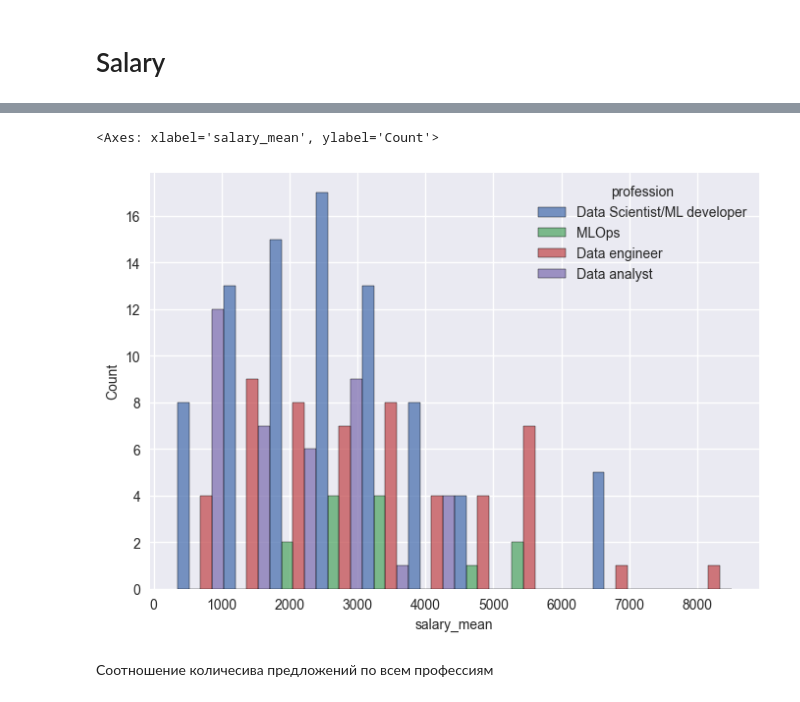
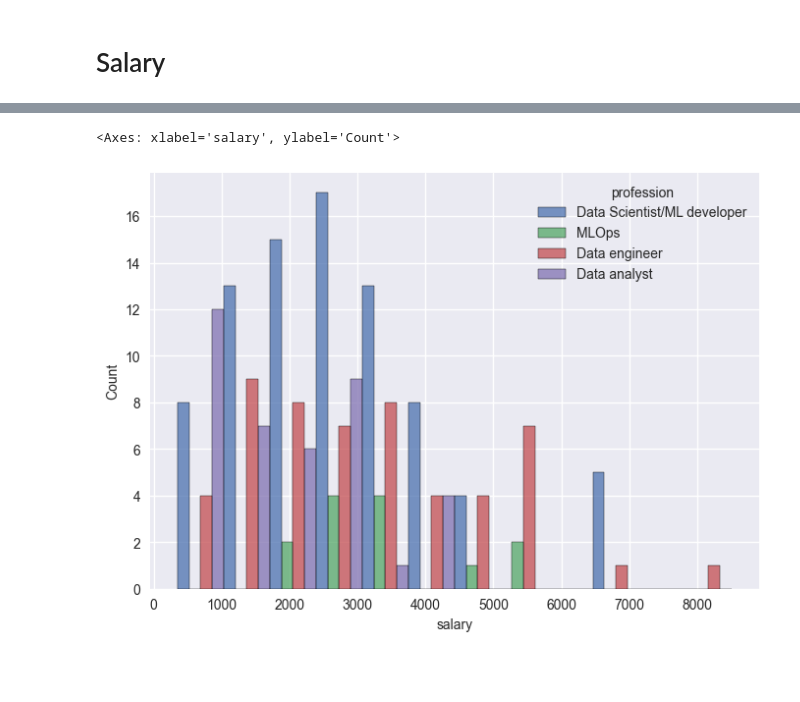
Before and after one commit to Lerrale/DE_vacancy_analysis, a Jupyter notebook: Job_Analysis_4_Analysis.ipynb, the cells around one changed output, grey strips where cells are left out. Drawn from its saved outputs; the diff is of its cells as text; code cells hidden in the pictures; blank space fills up the shorter version.

```diff
--- a/Job_Analysis_4_Analysis.ipynb
+++ b/Job_Analysis_4_Analysis.ipynb
@@ -38,4 +36,2 @@ df.head(5)
-# %%
-df['salary_mean'] = (df.salary_from +df.salary_to)/2
 # %%
 df_salary = df.groupby(['profession','experience.name']).aggregate({'salary_from':['min', 'mean', 'median','max'],'salary_to':['min', 'mean', 'median','max']
@@ -98,3 +74,5 @@ barplot1.grid()
+# %%
+df['salary'] = (df.salary_from +df.salary_to)/2
 # %%
 fig, axes = plt.subplots(nrows=2, ncols=2, figsize=(25, 15))
 histplot1 = sns.histplot(data=df[df.profession == 'Data Scientist/ML developer'],
@@ -146,7 +124,5 @@ histplot4.set_ylabel('Count', fontsize=14);
 # %%
-sns.histplot(data=df, x="salary_mean",   hue="profession", multiple="dodge", shrink=1)
+sns.histplot(data=df, x="salary",   hue="profession", multiple="dodge", shrink=1)
 # %% [output]
-<Axes: xlabel='salary_mean', ylabel='Count'>
+<Axes: xlabel='salary', ylabel='Count'>
-[figure, old version]
+[figure, new version]
-# %% [markdown]
-Соотношение количесива предложений по всем профессиям
```
Also changed, not shown: parts of 12 cells of this notebook.
